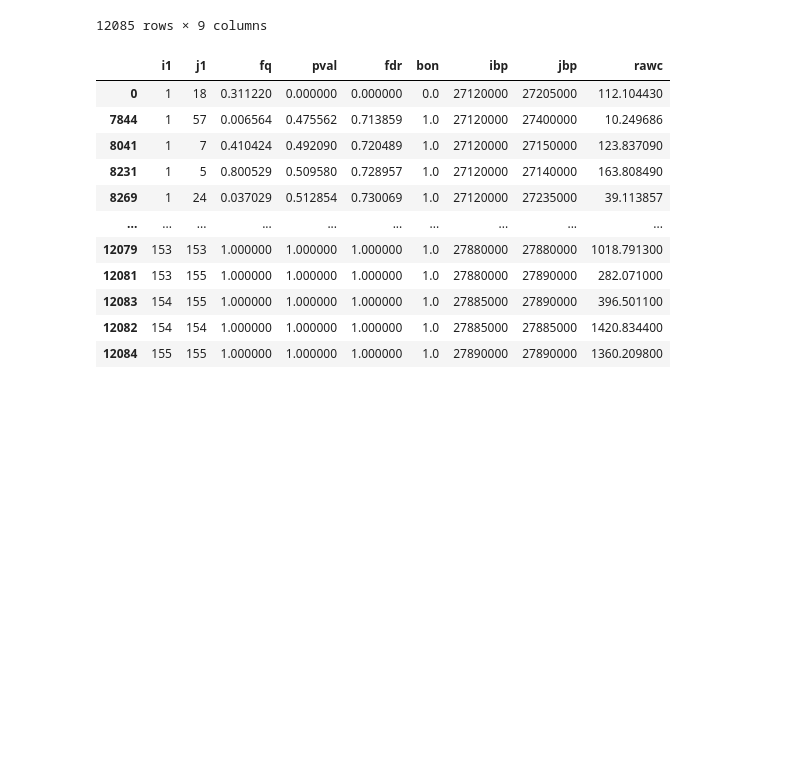
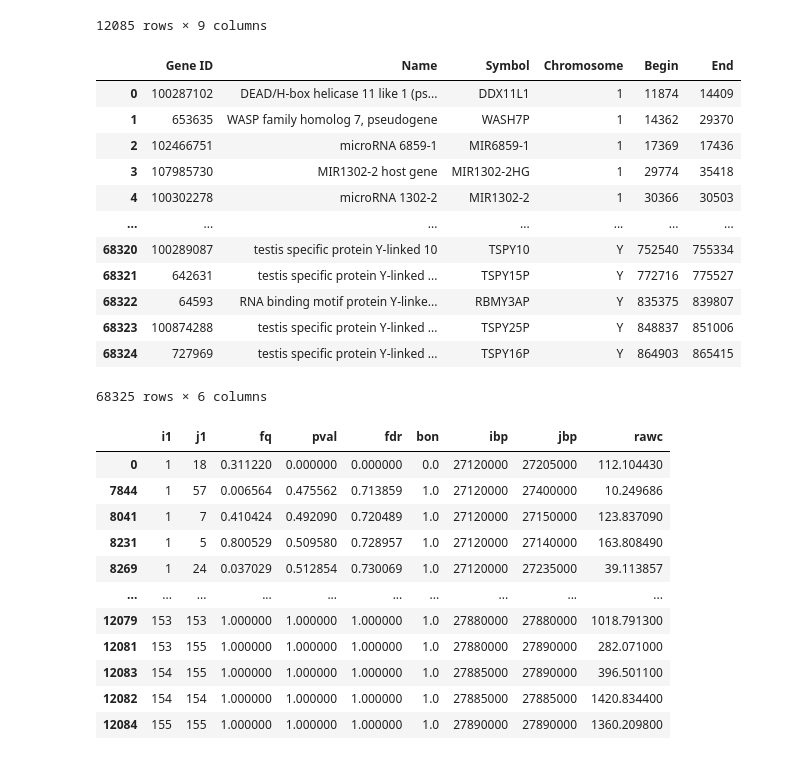
Before and after one commit to ldu3/chrompolymerDB_Project, a Jupyter notebook: Scripts/extraction.ipynb, the cells around one changed output. Cells and saved outputs as stored; diff of their text form; code cells hidden in the pictures; blank space fills up the shorter version.

Commit message:
added gene table and data

```diff
--- a/Scripts/extraction.ipynb
+++ b/Scripts/extraction.ipynb
@@ -23,6 +23,25 @@ df
 | 12083 | 154 | 155 | 1.000000 | 1.0 | 1.0 | 1.0 | 27885000 | 27890000 | 396.50110 |
 | 12084 | 155 | 155 | 1.000000 | 1.0 | 1.0 | 1.0 | 27890000 | 27890000 | 1360.20980 |
 12085 rows × 9 columns
+# %%
+file_path = "../Data/ncbi_dataset.tsv"
+gene_df = pd.read_csv(file_path, sep='\t')
+gene_df = gene_df[["Gene ID", "Name", "Symbol", "Chromosome", "Begin", "End"]]
+gene_df
+# %% [output]
+|  | Gene ID | Name | Symbol | Chromosome | Begin | End |
+| 0 | 100287102 | DEAD/H-box helicase 11 like 1 (ps... | DDX11L1 | 1 | 11874 | 14409 |
+| 1 | 653635 | WASP family homolog 7, pseudogene | WASH7P | 1 | 14362 | 29370 |
+| 2 | 102466751 | microRNA 6859-1 | MIR6859-1 | 1 | 17369 | 17436 |
+| 3 | 107985730 | MIR1302-2 host gene | MIR1302-2HG | 1 | 29774 | 35418 |
+| 4 | 100302278 | microRNA 1302-2 | MIR1302-2 | 1 | 30366 | 30503 |
+| ... | ... | ... | ... | ... | ... | ... |
+| 68320 | 100289087 | testis specific protein Y-linked 10 | TSPY10 | Y | 752540 | 755334 |
+| 68321 | 642631 | testis specific protein Y-linked ... | TSPY15P | Y | 772716 | 775527 |
+| 68322 | 64593 | RNA binding motif protein Y-linke... | RBMY3AP | Y | 835375 | 839807 |
+| 68323 | 100874288 | testis specific protein Y-linked ... | TSPY25P | Y | 848837 | 851006 |
+| 68324 | 727969 | testis specific protein Y-linked ... | TSPY16P | Y | 864903 | 865415 |
+68325 rows × 6 columns
 # %%
 df_sorted = df.sort_values(by='ibp')
 df_sorted
```
Also changed, not shown: 1 other file.
